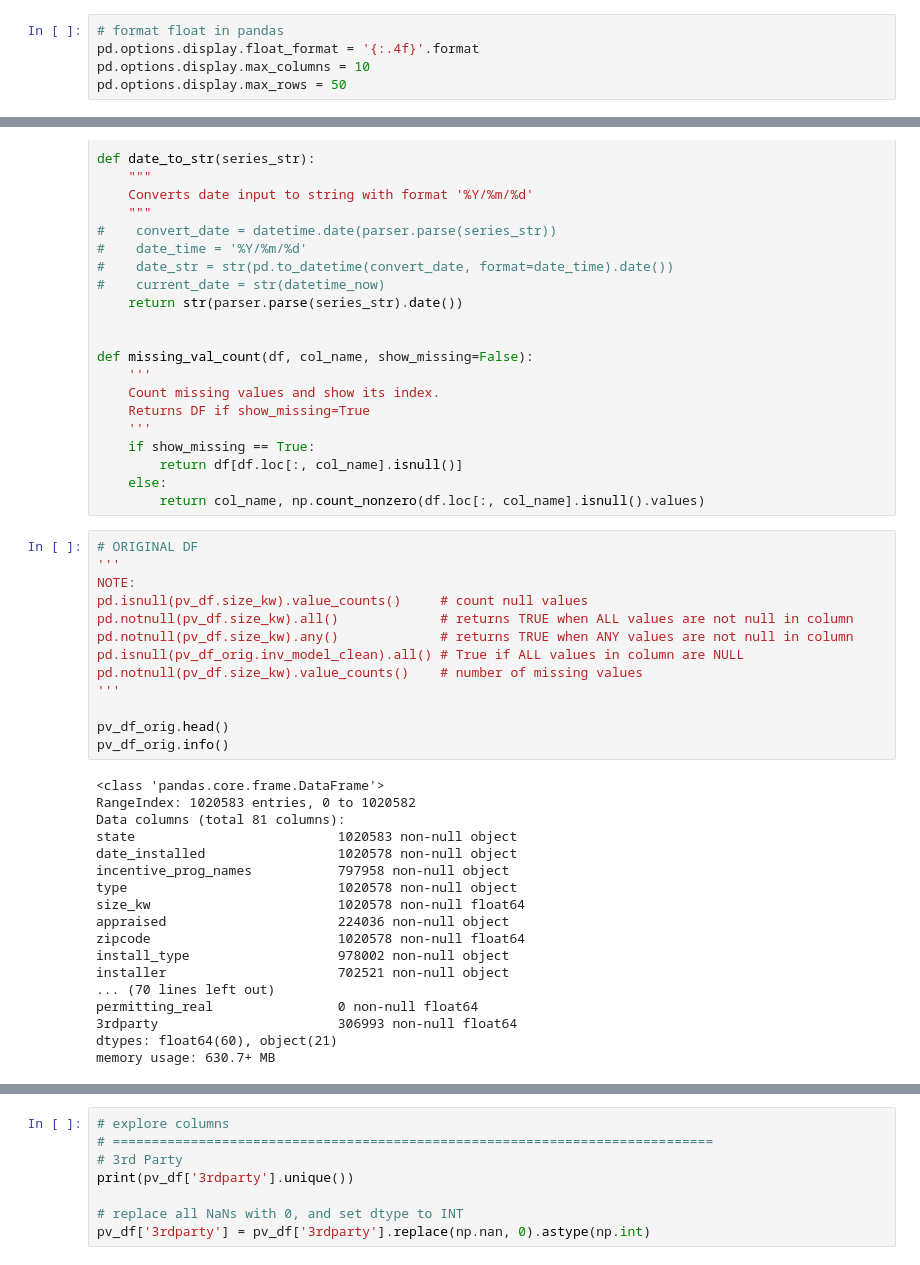
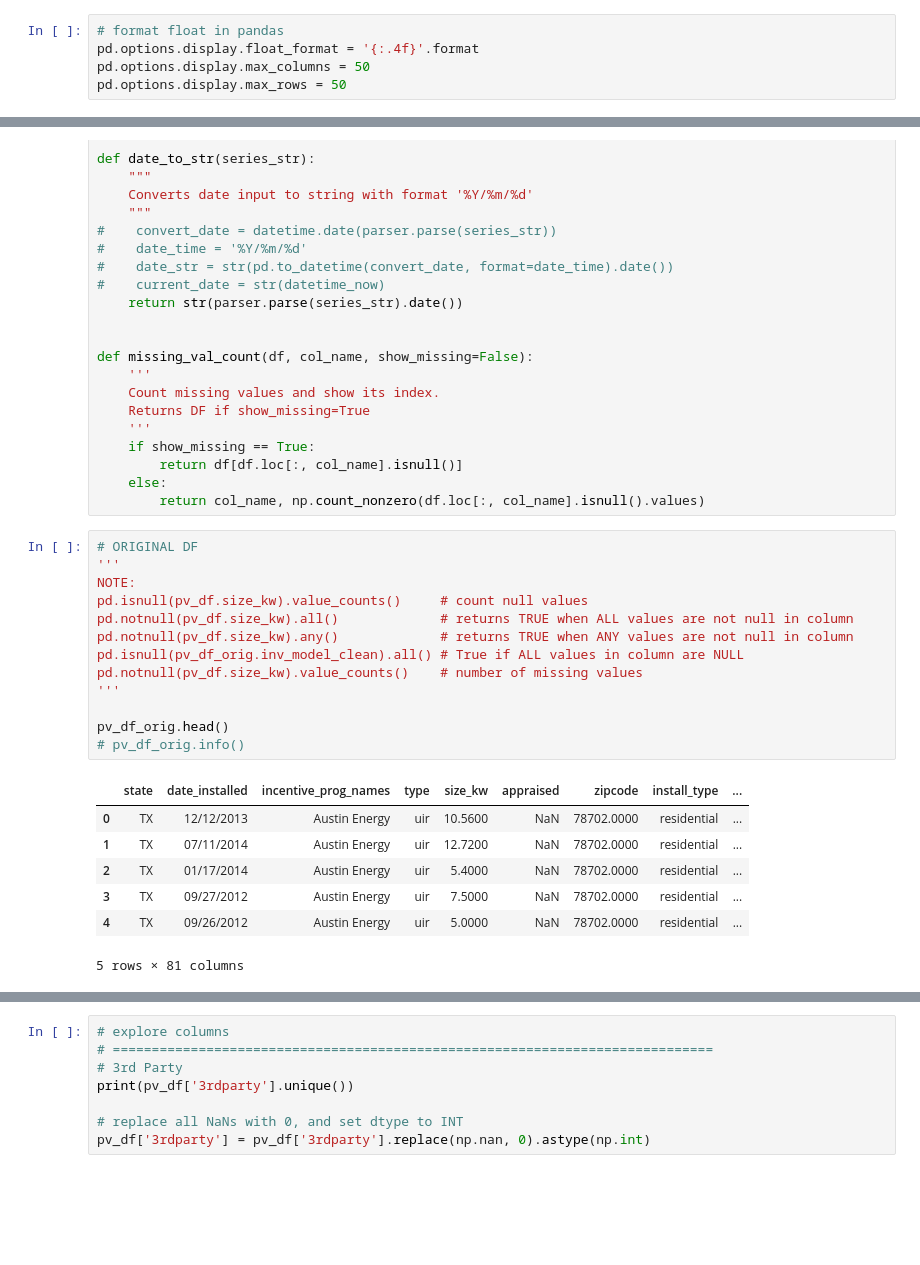
Before and after one commit to sergatron/projects, a Jupyter notebook: solar_array/Capstone_Data_Wrangling.ipynb, the cells around one changed output, grey strips where cells are left out. Drawn from its saved outputs; the diff is of its cells as text; blank space fills up the shorter version.

```diff
--- a/solar_array/Capstone_Data_Wrangling.ipynb
+++ b/solar_array/Capstone_Data_Wrangling.ipynb
@@ -10,5 +12,5 @@ from dateutil import parser
 # %%
 # format float in pandas
 pd.options.display.float_format = '{:.4f}'.format
-pd.options.display.max_columns = 10
+pd.options.display.max_columns = 50
 pd.options.display.max_rows = 50
@@ -99,31 +124,21 @@ def missing_val_count(df, col_name, show_missing=False):
 # %%
 # ORIGINAL DF
 '''
 NOTE:
 pd.isnull(pv_df.size_kw).value_counts()     # count null values
 pd.notnull(pv_df.size_kw).all()             # returns TRUE when ALL values are not null in column
 pd.notnull(pv_df.size_kw).any()             # returns TRUE when ANY values are not null in column
 pd.isnull(pv_df_orig.inv_model_clean).all() # True if ALL values in column are NULL
 pd.notnull(pv_df.size_kw).value_counts()    # number of missing values
 '''
 
 pv_df_orig.head()
-pv_df_orig.info()
+# pv_df_orig.info()
 # %% [output]
+|  | state | date_installed | incentive_prog_names | type | size_kw | appraised | zipcode | install_type | ... |
+| 0 | TX | 12/12/2013 | Austin Energy | uir | 10.5600 | NaN | 78702.0000 | residential | ... |
+| 1 | TX | 07/11/2014 | Austin Energy | uir | 12.7200 | NaN | 78702.0000 | residential | ... |
+| 2 | TX | 01/17/2014 | Austin Energy | uir | 5.4000 | NaN | 78702.0000 | residential | ... |
+| 3 | TX | 09/27/2012 | Austin Energy | uir | 7.5000 | NaN | 78702.0000 | residential | ... |
+| 4 | TX | 09/26/2012 | Austin Energy | uir | 5.0000 | NaN | 78702.0000 | residential | ... |
-<class 'pandas.core.frame.DataFrame'>
-RangeIndex: 1020583 entries, 0 to 1020582
-Data columns (total 81 columns):
-state                          1020583 non-null object
-date_installed                 1020578 non-null object
-incentive_prog_names           797958 non-null object
-type                           1020578 non-null object
-size_kw                        1020578 non-null float64
-appraised                      224036 non-null object
-zipcode                        1020578 non-null float64
-install_type                   978002 non-null object
-installer                      702521 non-null object
-... (70 lines left out)
-permitting_real                0 non-null float64
-3rdparty                       306993 non-null float64
-dtypes: float64(60), object(21)
-memory usage: 630.7+ MB
+5 rows × 81 columns
```
Also changed, not shown: parts of 12 cells of this notebook, 1 other file.
